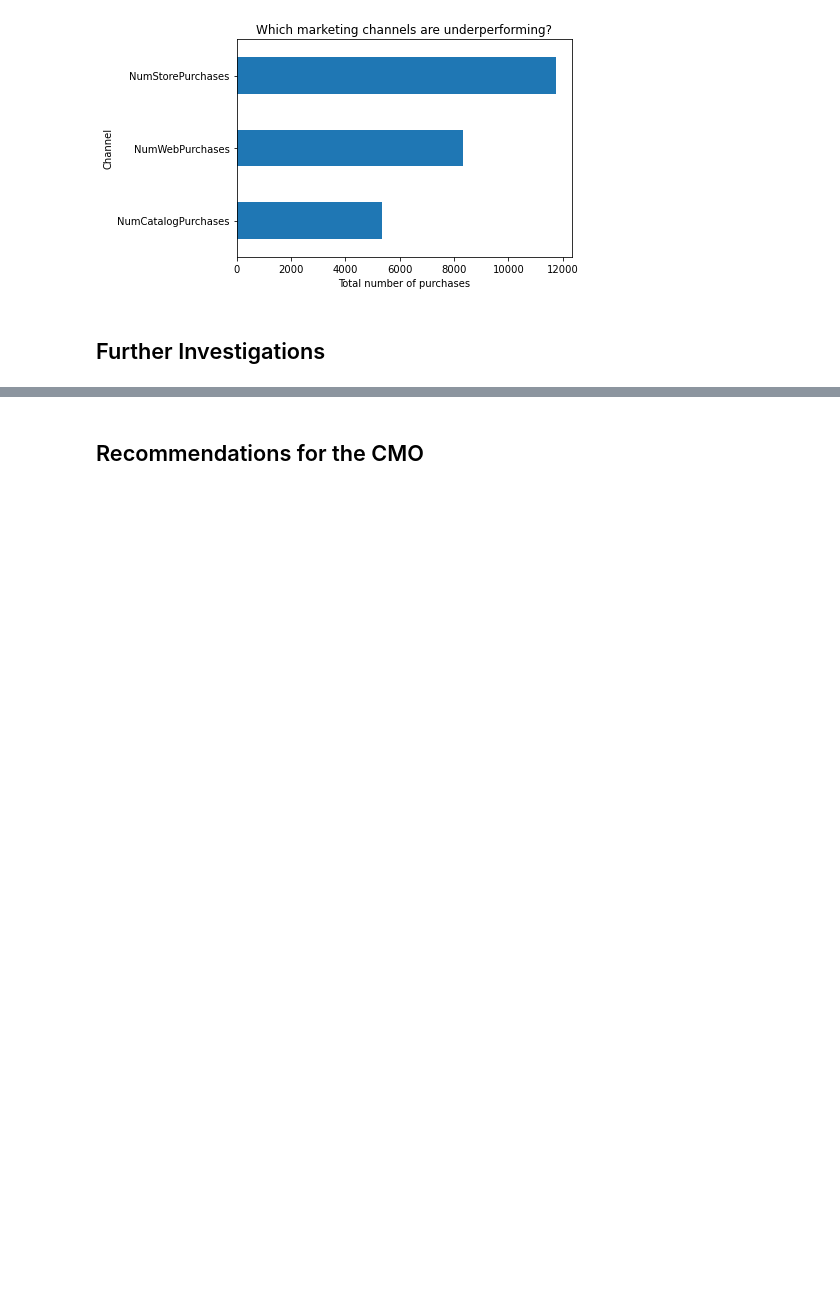
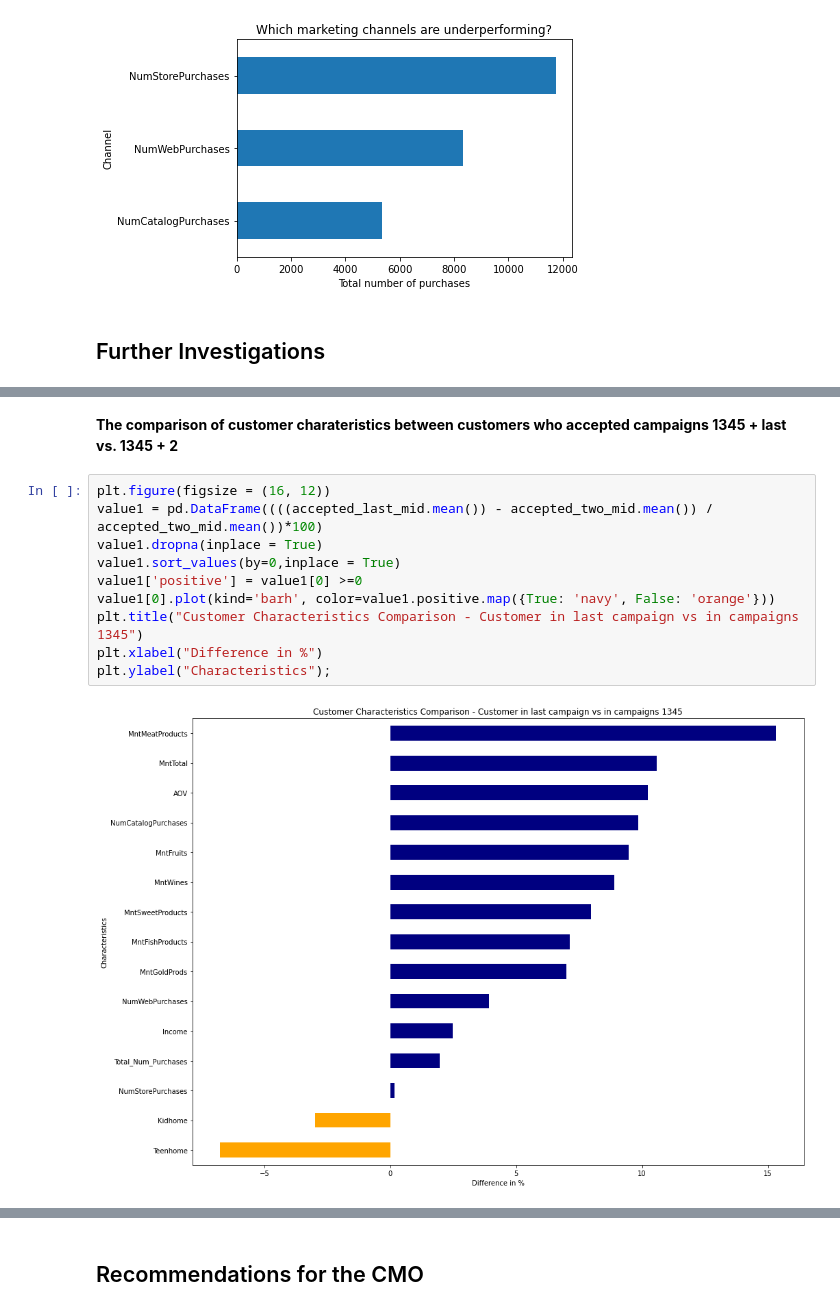
Before and after one commit to Kpeng511/Marketing-Campaign-Analytics, a Jupyter notebook: analytics.ipynb, the cells around one changed output, grey strips where cells are left out. Drawn from its saved outputs; the diff is of its cells as text; blank space fills up the shorter version.

```diff
--- a/analytics.ipynb
+++ b/analytics.ipynb
@@ -499,0 +526,14 @@ plt.ylabel("Characteristics");
+# %% [markdown]
+**The comparison of customer charateristics between customers who accepted campaigns 1345 + last vs. 1345 + 2**
+# %%
+plt.figure(figsize = (16, 12))
+value1 = pd.DataFrame((((accepted_last_mid.mean()) - accepted_two_mid.mean()) / accepted_two_mid.mean())*100)
+value1.dropna(inplace = True)
+value1.sort_values(by=0,inplace = True)
+value1['positive'] = value1[0] >=0
+value1[0].plot(kind='barh', color=value1.positive.map({True: 'navy', False: 'orange'}))
+plt.title("Customer Characteristics Comparison - Customer in last campaign vs in campaigns 1345")
+plt.xlabel("Difference in %")
+plt.ylabel("Characteristics");
+# %% [output]
+[figure, added]
```
Also changed, not shown: parts of 24 cells of this notebook.
